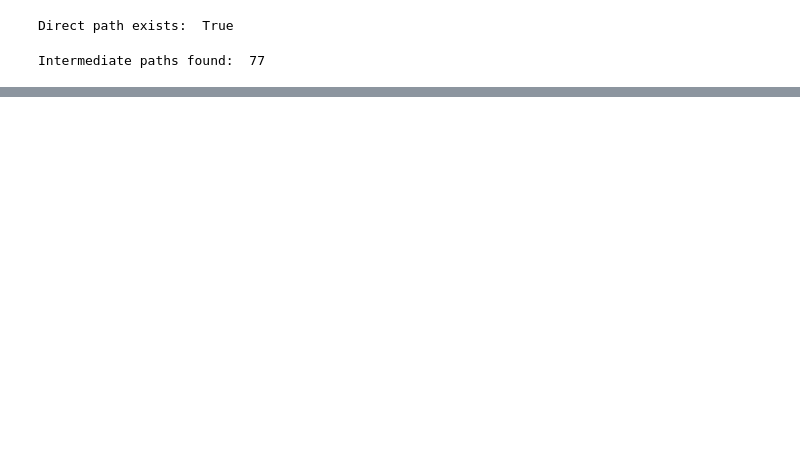
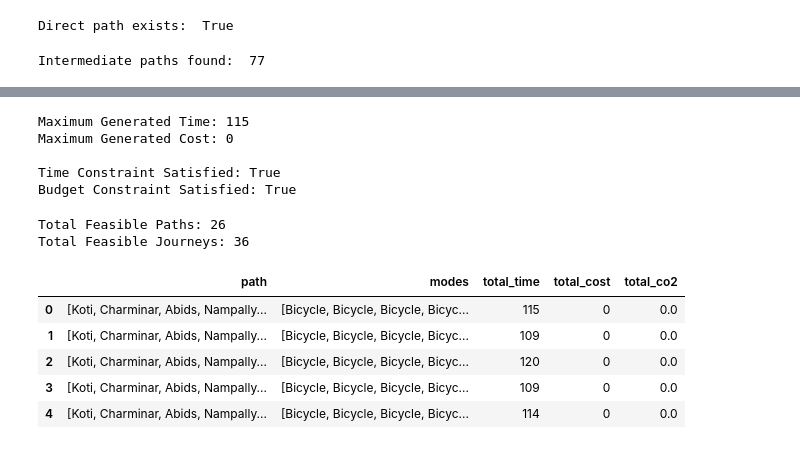
Before and after one commit to thanmai-09/ai-sustainable-multimodal-route-planner, a Jupyter notebook: sustainable_multimodal_route_planner.ipynb, the cells around one changed output, grey strips where cells are left out. Cells and saved outputs as stored; diff of their text form; code cells hidden in the pictures; blank space fills up the shorter version.

```diff
--- a/sustainable_multimodal_route_planner.ipynb
+++ b/sustainable_multimodal_route_planner.ipynb
@@ -324,0 +951,44 @@ Intermediate paths found:  77
+# %%
+### Validating Optimized Journeys
+
+print("Maximum Generated Time:",
+      test_journeys["total_time"].max())
+
+print("Maximum Generated Cost:",
+      test_journeys["total_cost"].max())
+
+print("\nTime Constraint Satisfied:",
+      (test_journeys["total_time"] <= test_max_time).all())
+
+print("Budget Constraint Satisfied:",
+      (test_journeys["total_cost"] <= test_max_budget).all())
+# %% [output]
+Maximum Generated Time: 115
+Maximum Generated Cost: 0
+
+Time Constraint Satisfied: True
+Budget Constraint Satisfied: True
+# %%
+### Process All Feasible Paths
+
+feasible_journeys = generate_feasible_journeys(
+    feasible_paths,
+    df,
+    test_available_modes,
+    test_max_time,
+    test_max_budget
+)
+
+print("Total Feasible Paths:", len(feasible_paths))
+print("Total Feasible Journeys:", len(feasible_journeys))
+
+feasible_journeys.head()
+# %% [output]
+Total Feasible Paths: 26
+Total Feasible Journeys: 36
+|  | path | modes | total_time | total_cost | total_co2 |
+| 0 | [Koti, Charminar, Abids, Nampally... | [Bicycle, Bicycle, Bicycle, Bicyc... | 115 | 0 | 0.0 |
+| 1 | [Koti, Charminar, Abids, Nampally... | [Bicycle, Bicycle, Bicycle, Bicyc... | 109 | 0 | 0.0 |
+| 2 | [Koti, Charminar, Abids, Nampally... | [Bicycle, Bicycle, Bicycle, Bicyc... | 120 | 0 | 0.0 |
+| 3 | [Koti, Charminar, Abids, Nampally... | [Bicycle, Bicycle, Bicycle, Bicyc... | 109 | 0 | 0.0 |
+| 4 | [Koti, Charminar, Abids, Nampally... | [Bicycle, Bicycle, Bicycle, Bicyc... | 114 | 0 | 0.0 |
```
Also changed, not shown: parts of 30 cells of this notebook.
